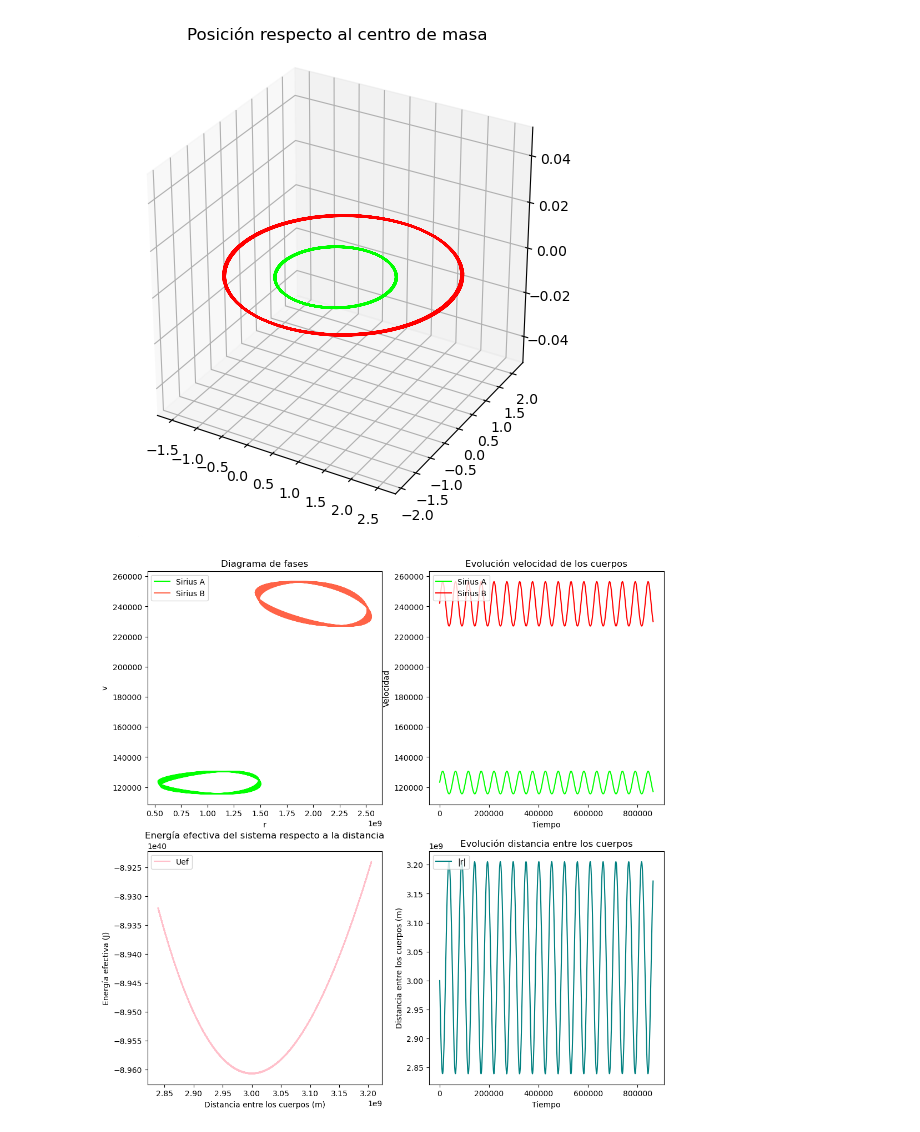
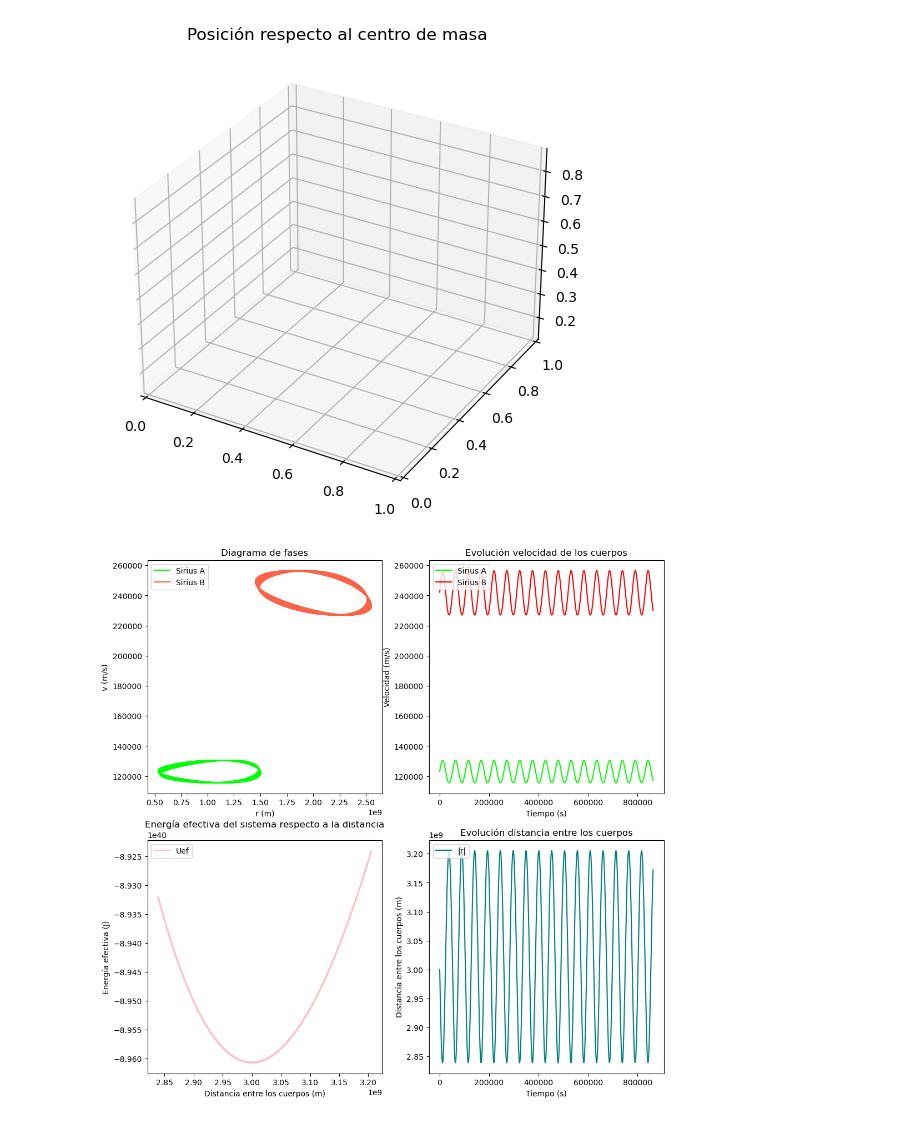
Before and after one commit to dai-dominikow/computational-physics, a Jupyter notebook: two_body_problem/two_body_problem.ipynb, the cells around one changed output. Saved outputs shown, nothing was run; the diff lists cells and outputs as text; code cells hidden in the pictures.

```diff
--- a/two_body_problem/two_body_problem.ipynb
+++ b/two_body_problem/two_body_problem.ipynb
@@ -238,7 +236,6 @@ dt = 1000 #paso del tiempo en s
 #Constantes, no van a cambiar durante la simulación
 G = 6.6743e-11 #Nm^2/kg^2
 # %%
-# debug 2, por ahora el mejor
 def two_body_problem(m1, m2, d, tf, dt):
     #iterador
     i = 0
@@ -248,10 +245,6 @@ def two_body_problem(m1, m2, d, tf, dt):
     M = m1+m2
     #masa reducida
     mu = m1*m2/M
-    #posición centros de masa
-    x1 = (m2/M)*d
-    x2 = -(m1/M)*d
-
     #posicion inicial masas
     r1_i = np.array([d/2,0,0])
     r2_i = np.array([-d/2,0,0])
@@ -299,5 +292,3 @@ def two_body_problem(m1, m2, d, tf, dt):
         Uc[i+1] = l**2/(2*mu*rnorm[i+1]**2)
         i+=1
     return t, v1,v2,r1,r2,rnorm, Ug+Uc , Ug, Uc
-
-t, v1,v2,r1,r2,rnorm,Uef, Ug, Uc = two_body_problem(m1, m2, d, tf, dt)
@@ -306,39 +299,37 @@ t, v1,v2,r1,r2,rnorm,Uef, Ug, Uc = two_body_problem(m1, m2, d, tf, dt)
 ax = plt.figure(figsize=(6,6)).add_subplot( projection='3d',aspect = 'equal'  )
 ax.plot(r1[:,0],r1[:,1],r1[:,2],color = 'lime', label = 'Sirius A')
 ax.plot(r2[:,0],r2[:,1],r2[:,2],color = 'red', label = 'Sirius B')
-
 ax.set_title('Posición respecto al centro de masa')
 plt.show()
 
 figure, axis = plt.subplots(2,2,figsize=(12,12))
 
 axis[0][0].plot(np.linalg.norm(r1,axis = 1), np.linalg.norm(v1,axis = 1),  color = 'lime', label = 'Sirius A')
 axis[0][0].plot(np.linalg.norm(r2,axis = 1), np.linalg.norm(v2,axis = 1),  color = 'tomato', label = 'Sirius B')
-axis[0][0].set_xlabel("r")
-axis[0][0].set_ylabel("v")
+axis[0][0].set_xlabel("r (m)")
+axis[0][0].set_ylabel("v (m/s)")
 axis[0][0].set_title("Diagrama de fases")
 axis[0][0].legend(loc='upper left')
 
-
 axis[0][1].plot( t,np.linalg.norm(v1,axis = 1),  color = 'lime', label = 'Sirius A')
 axis[0][1].plot(t,np.linalg.norm(v2,axis = 1), color = 'red', label = 'Sirius B')
-axis[0][1].set_xlabel("Tiempo")
-axis[0][1].set_ylabel("Velocidad")
+axis[0][1].set_xlabel("Tiempo (s)")
+axis[0][1].set_ylabel("Velocidad (m/s)")
 axis[0][1].set_title("Evolución velocidad de los cuerpos")
 axis[0][1].legend(loc='upper left')
 
 axis[1][0].plot(rnorm, Uef,  color = 'pink', label = 'Uef')
 axis[1][0].set_xlabel("Distancia entre los cuerpos (m)")
 axis[1][0].set_ylabel("Energía efectiva (J)")
 axis[1][0].set_title("Energía efectiva del sistema respecto a la distancia")
 axis[1][0].legend(loc='upper left')
 
 axis[1][1].plot( t,rnorm,  color = 'teal', label = '|r|')
-axis[1][1].set_xlabel("Tiempo")
+axis[1][1].set_xlabel("Tiempo (s)")
 axis[1][1].set_ylabel("Distancia entre los cuerpos (m)")
 axis[1][1].set_title("Evolución distancia entre los cuerpos")
 axis[1][1].legend(loc='upper left')
 plt.show()
 # %% [output]
-[figure, old version]
+[figure, new version]
-[figure, old version]
+[figure, new version]
```
Also changed, not shown: parts of 2 cells of this notebook.
